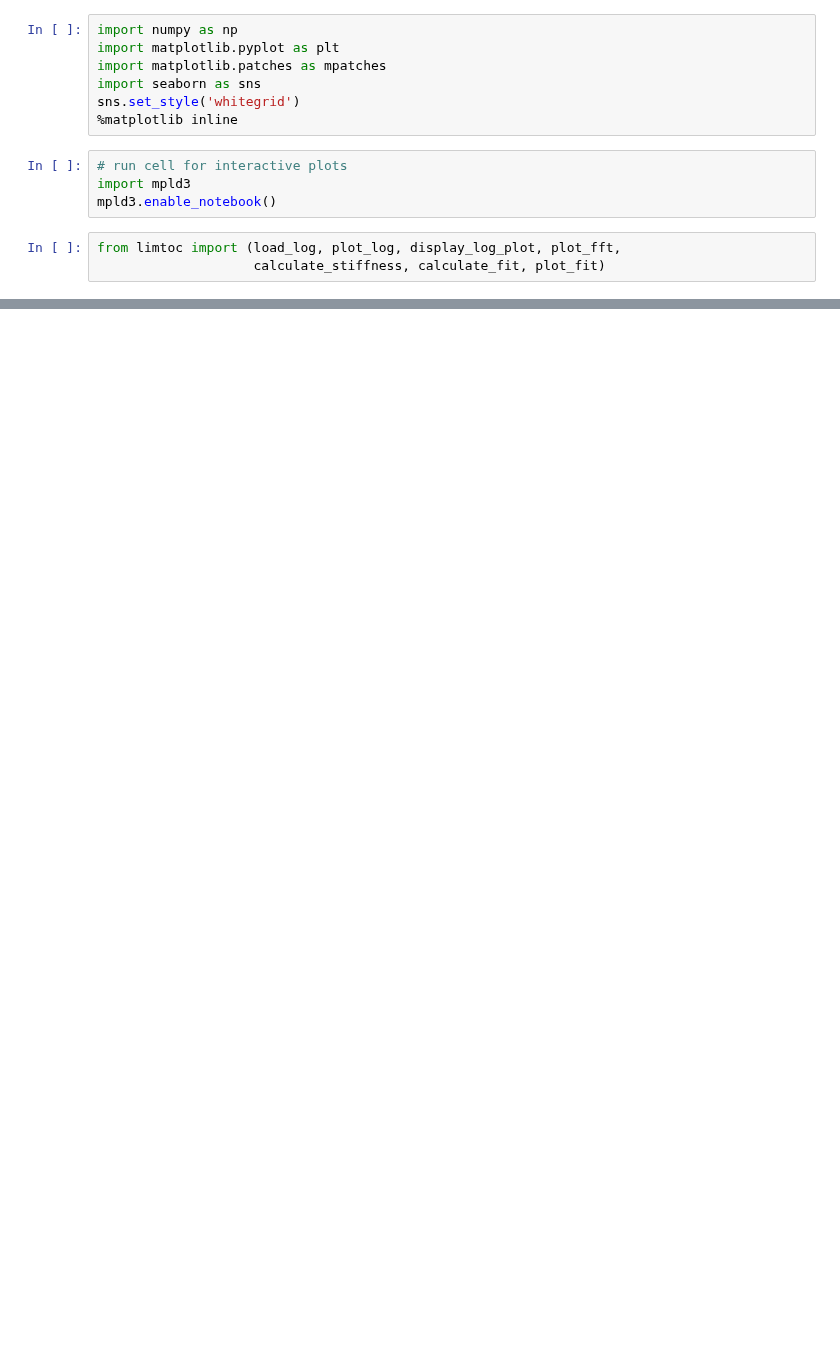
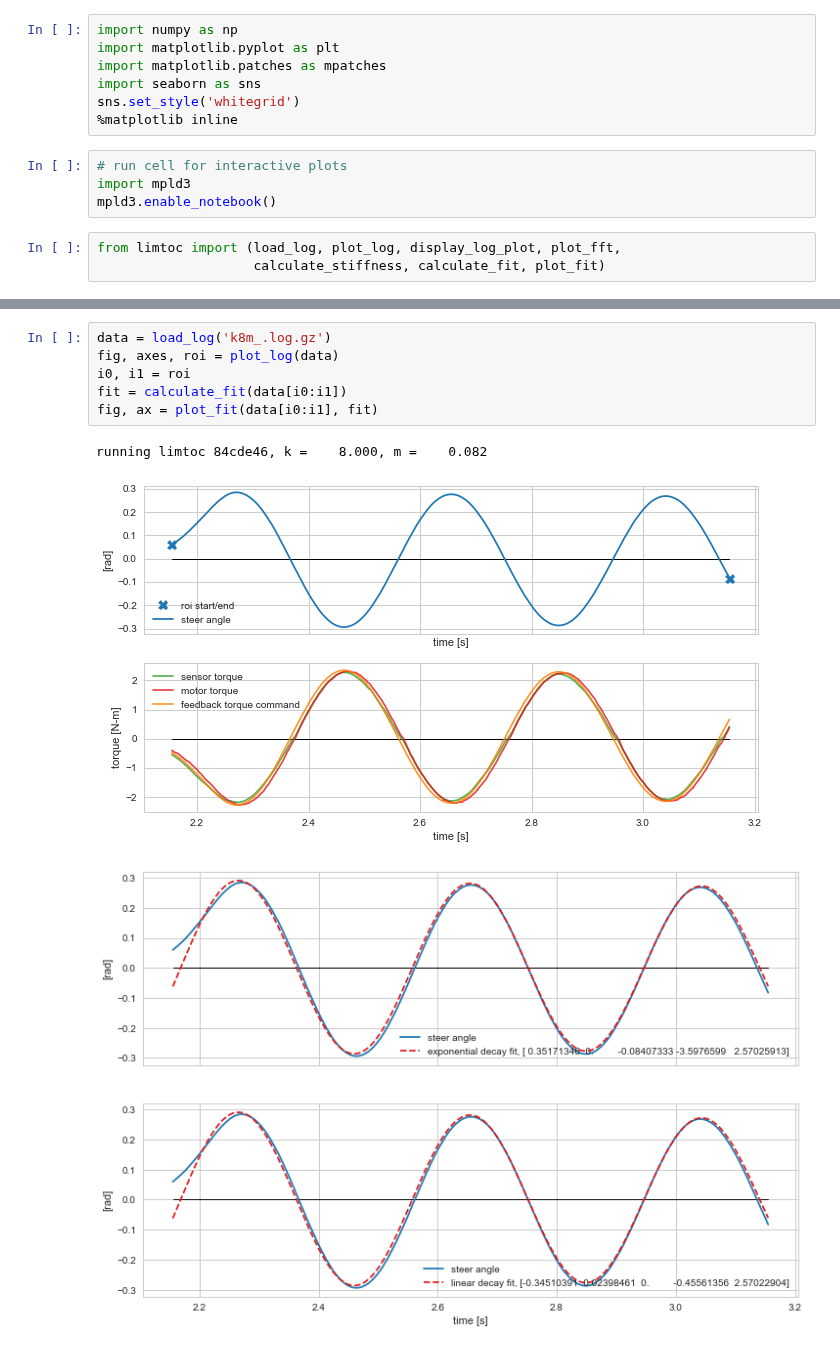
Before and after one commit to oliverlee/phobos, a Jupyter notebook: projects/limtoc/plot_stiffness_damping.ipynb, the cells around one changed output, grey strips where cells are left out. Drawn from its saved outputs; the diff is of its cells as text; blank space fills up the shorter version.

```diff
--- a/projects/limtoc/plot_stiffness_damping.ipynb
+++ b/projects/limtoc/plot_stiffness_damping.ipynb
@@ -104,0 +95,10 @@ running limtoc 84cde46, k =    8.000, m =    0.082
+# %%
+data = load_log('k8m_.log.gz')
+fig, axes, roi = plot_log(data)
+i0, i1 = roi
+fit = calculate_fit(data[i0:i1])
+fig, ax = plot_fit(data[i0:i1], fit)
+# %% [output]
+running limtoc 84cde46, k =    8.000, m =    0.082
+[figure, added]
+[figure, added]
```
Also changed, not shown: parts of 8 cells of this notebook, 1 other file.
